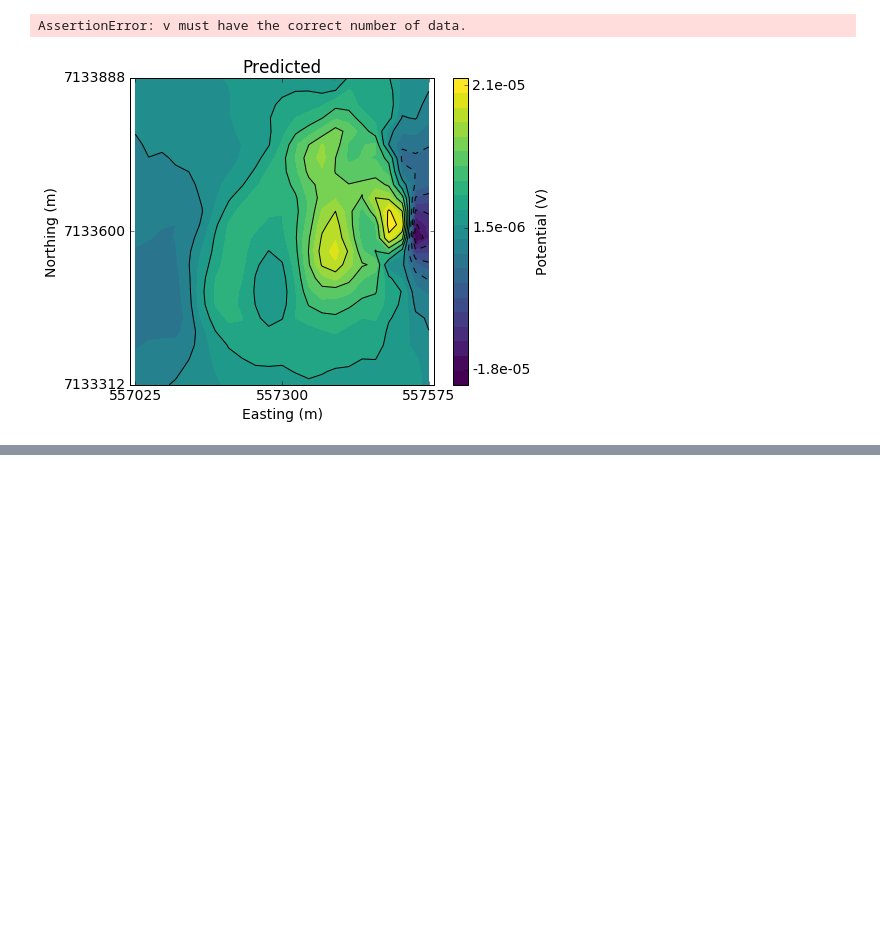
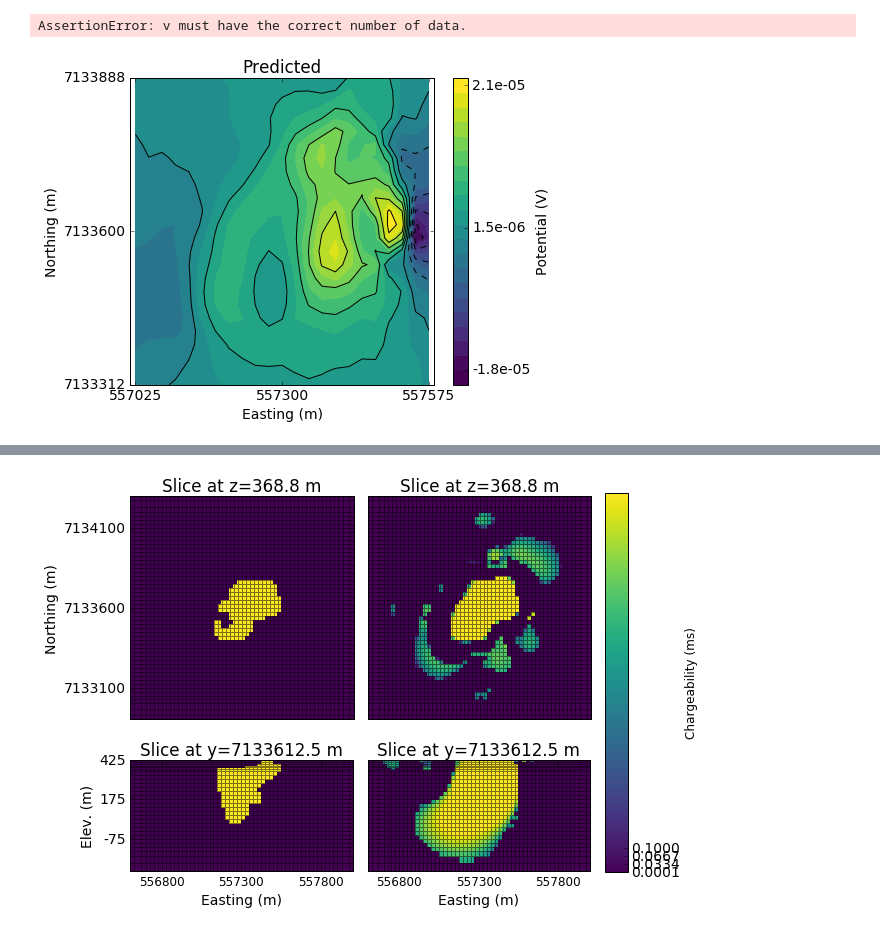
Before and after one commit to simpeg/presentations, a Jupyter notebook: SciPy2016/notebooks/DC/IPinv_Gradient_singleSrc_PosterFigs.ipynb, the cells around one changed output, grey strips where cells are left out. Saved outputs shown, nothing was run; the diff lists cells and outputs as text; code cells hidden in the pictures; blank space fills up the shorter version.

```diff
--- a/SciPy2016/notebooks/DC/IPinv_Gradient_singleSrc_PosterFigs.ipynb
+++ b/SciPy2016/notebooks/DC/IPinv_Gradient_singleSrc_PosterFigs.ipynb
@@ -310,6 +310,8 @@ IPresults = pickle.load(open("IPresults","rb"))
 
 dobs = IPresults["Obs"]
 dpred = IPresults["Pred"]
+eta = IPresults["model_true"]
+eta_pred = IPresults["model_pred"]
 # %%
 # dpred = invProb.dpred
 # dobs = surveyIP.dobs
@@ -360,7 +362,7 @@ x = np.linspace(xmin+200, xmax-200,3)
 ax1 = plt.subplot(1,1,1)
 pos =  ax1.get_position()
 ax1.set_position([pos.x0-0.1, pos.y0+0.3,  pos.width*0.5, pos.height*0.5])
-ax1,dat1 = viz(mesh, eta*1e3, indz, airind, normal="Z", xc=xc,yc=yc,zc=zc, ax=ax1, cb=False)
+ax1,dat1 = viz(mesh, eta*1e3, indz, airind, normal="Z", xc=xc,yc=yc,zc=zc, ax=ax1, cb=False, clim=(vmin, vmax))
 plt.gca().set_aspect('equal')
 ax1.set_title(("Slice at z=%.1f m")%(mesh.vectorCCz[indz]))
 ax1.xaxis.set_visible(False)
@@ -371,7 +373,7 @@ ax1.set_ylabel('Northing (m)')
 # True Conductivity Model y-section
 pos =  ax1.get_position()
 ax2 = fig.add_axes([pos.x0+0.0525, pos.y0 - 0.36,  pos.width*0.725, pos.height])
-ax2, dat2 = viz(mesh, eta*1e3, indy, airind, normal="Y", xc=xc,yc=yc,zc=zc, ax=ax2, cb=False)
+ax2, dat2 = viz(mesh, eta*1e3, indy, airind, normal="Y", xc=xc,yc=yc,zc=zc, ax=ax2, cb=False,clim=(vmin, vmax))
 plt.gca().set_aspect('equal')
 ax2.set_title(("Slice at y=%.1f m")%(mesh.vectorCCy[indy]))
 ax2.set_xlim(xmin, xmax)
@@ -379,33 +381,35 @@ ax2.set_ylim(zmin, zmax)
 ax2.set_xticks(map(int, x))
 ax2.set_xticklabels(map(str, map(int, x)),size=12)
 ax2.set_xlabel('Easting (m)')
 ax2.set_ylabel('Elev. (m)')
 
 # DC Recovered Model z-section
 ax3 = fig.add_axes([pos.x0+0.3, pos.y0,  pos.width, pos.height])
-ax3,dat3 = ax = viz(mesh, eta_pred*1e3, indz, airind, normal="Z", xc=xc,yc=yc,zc=zc, ax=ax3, cb=False)
+ax3,dat3 = ax = viz(mesh, eta_pred*1e3, indz, airind, normal="Z", xc=xc,yc=yc,zc=zc, ax=ax3, cb=False,clim=(vmin, vmax))
 plt.gca().set_aspect('equal')
 ax3.set_title(("Slice at z=%.1f m")%(mesh.vectorCCz[indz]))
 ax3.xaxis.set_visible(False)
 ax3.yaxis.set_visible(False)
 ax3.set_xlim(xmin, xmax)
 ax3.set_ylim(ymin, ymax)
 
 # DC Recovered Model y-section
 ax4 = fig.add_axes([pos.x0+0.3525, pos.y0 - 0.36,  pos.width*0.725, pos.height])
-ax4, dat4 = viz(mesh, eta_pred*1e3, indy, airind,  normal="Y", xc=xc,yc=yc,zc=zc, ax=ax4, cb=False)
+ax4, dat4 = viz(mesh, eta_pred*1e3, indy, airind,  normal="Y", xc=xc,yc=yc,zc=zc, ax=ax4, cb=False,clim=(vmin, vmax))
 plt.gca().set_aspect('equal')
 ax4.set_title(("Slice at y=%.1f m")%(mesh.vectorCCy[indy]))
 ax4.yaxis.set_visible(False)
 ax4.set_xlim(xmin, xmax)
 ax4.set_ylim(zmin, zmax)
 ax4.set_xticks(map(int, x))
 ax4.set_xticklabels(map(str, map(int, x)),size=12)
 ax4.set_xlabel('Easting (m)')
 
 pos =  ax4.get_position()
 cbarax = fig.add_axes([pos.x0+0.3 , pos.y0+0.095 ,  pos.width*0.1, pos.height*1.7])  ## the parameters are the specified position you set
 cb = fig.colorbar(dat[0],cax=cbarax, orientation="vertical", ax = ax4, ticks=np.linspace(vmin,vmax, 4))
 
-cb.set_label("Conductivity (S/m)",size=12)
+cb.set_label("Chargeability (ms)",size=12)
 # fig.savefig('MAG_RecModel.png',dpi = 200)
+# %% [output]
+[figure, added]
```
Also changed, not shown: parts of 2 cells of this notebook.
